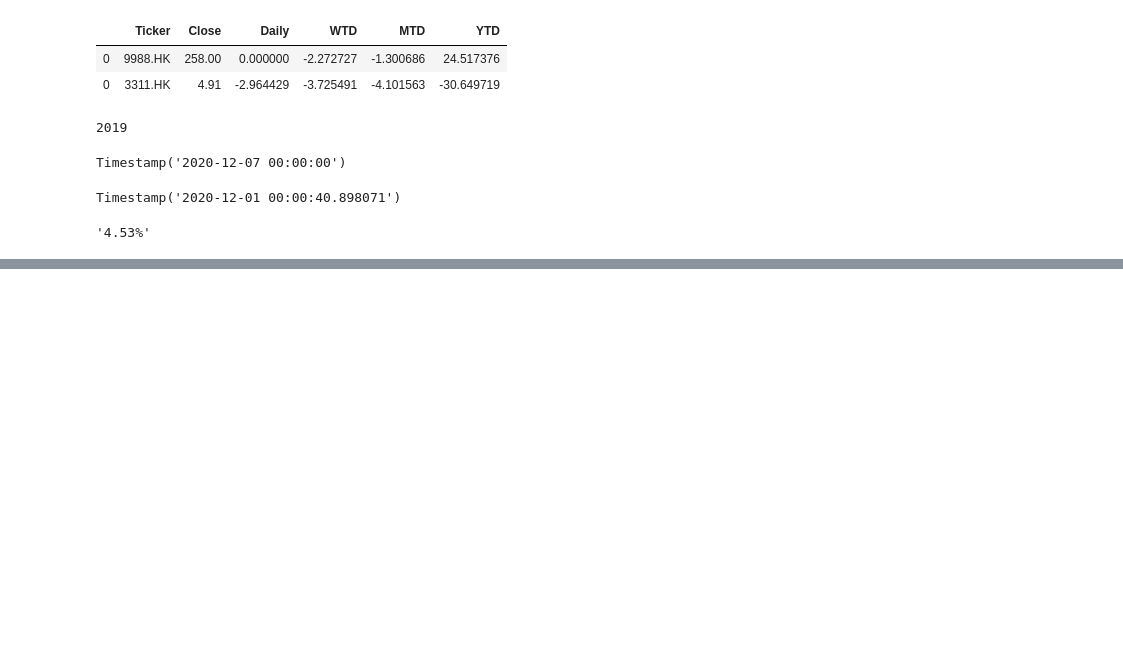
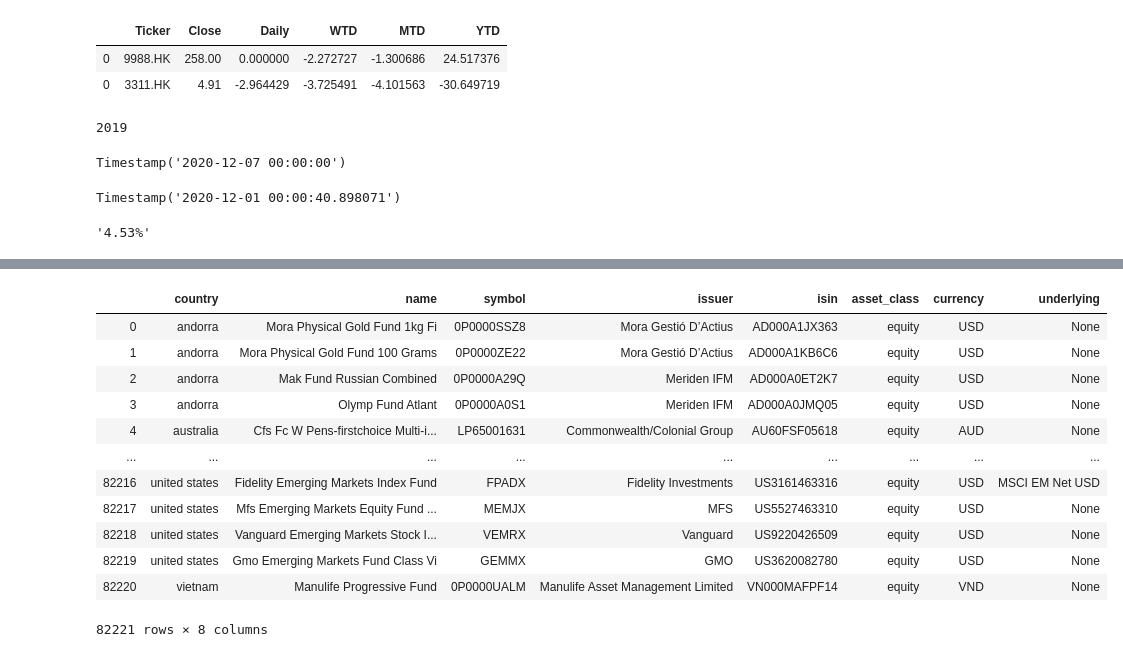
Before and after one commit to is-that-alan/market-monitoring, a Jupyter notebook: Untitled.ipynb, the cells around one changed output, grey strips where cells are left out. Saved outputs shown, nothing was run; the diff lists cells and outputs as text; code cells hidden in the pictures; blank space fills up the shorter version.

```diff
--- a/Untitled.ipynb
+++ b/Untitled.ipynb
@@ -217,0 +483,18 @@ pct_change_from_date(tickerDf)
+# %%
+funds_df = investpy.get_funds(country=None)
+# %%
+funds_df
+# %% [output]
+|  | country | name | symbol | issuer | isin | asset_class | currency | underlying |
+| 0 | andorra | Mora Physical Gold Fund 1kg Fi | 0P0000SSZ8 | Mora Gestió D’Actius | AD000A1JX363 | equity | USD | None |
+| 1 | andorra | Mora Physical Gold Fund 100 Grams | 0P0000ZE22 | Mora Gestió D’Actius | AD000A1KB6C6 | equity | USD | None |
+| 2 | andorra | Mak Fund Russian Combined | 0P0000A29Q | Meriden IFM | AD000A0ET2K7 | equity | USD | None |
+| 3 | andorra | Olymp Fund Atlant | 0P0000A0S1 | Meriden IFM | AD000A0JMQ05 | equity | USD | None |
+| 4 | australia | Cfs Fc W Pens-firstchoice Multi-i... | LP65001631 | Commonwealth/Colonial Group | AU60FSF05618 | equity | AUD | None |
+| ... | ... | ... | ... | ... | ... | ... | ... | ... |
+| 82216 | united states | Fidelity Emerging Markets Index Fund | FPADX | Fidelity Investments | US3161463316 | equity | USD | MSCI EM Net USD |
+| 82217 | united states | Mfs Emerging Markets Equity Fund ... | MEMJX | MFS | US5527463310 | equity | USD | None |
+| 82218 | united states | Vanguard Emerging Markets Stock I... | VEMRX | Vanguard | US9220426509 | equity | USD | None |
+| 82219 | united states | Gmo Emerging Markets Fund Class Vi | GEMMX | GMO | US3620082780 | equity | USD | None |
+| 82220 | vietnam | Manulife Progressive Fund | 0P0000UALM | Manulife Asset Management Limited | VN000MAFPF14 | equity | VND | None |
+82221 rows × 8 columns
```
Also changed, not shown: parts of 24 cells of this notebook, 4 other files.
